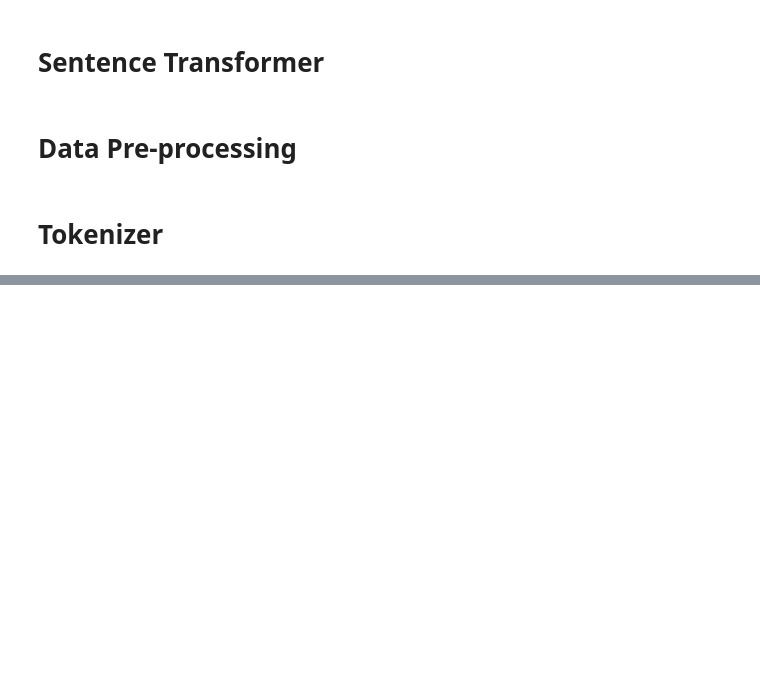
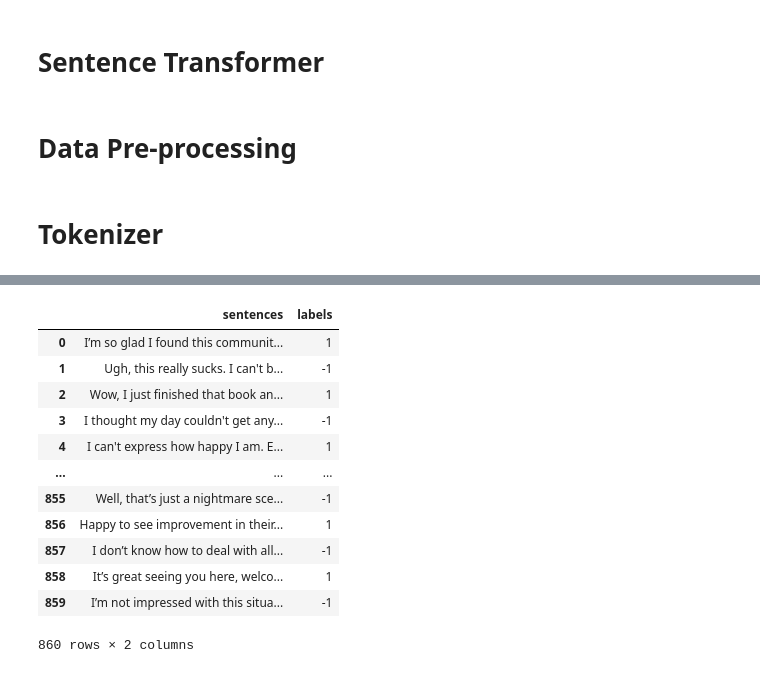
Before and after one commit to prangunj23/PGSURF25, a Jupyter notebook: reddit/token_co_occurence.ipynb, the cells around one changed output, grey strips where cells are left out. Saved outputs shown, nothing was run; the diff lists cells and outputs as text; code cells hidden in the pictures; blank space fills up the shorter version.

```diff
--- a/reddit/token_co_occurence.ipynb
+++ b/reddit/token_co_occurence.ipynb
@@ -32,0 +186,16 @@ encoding = tiktoken.get_encoding("")
+# %%
+first_df
+# %% [output]
+|  | sentences | labels |
+| 0 | I’m so glad I found this communit... | 1 |
+| 1 | Ugh, this really sucks. I can't b... | -1 |
+| 2 | Wow, I just finished that book an... | 1 |
+| 3 | I thought my day couldn't get any... | -1 |
+| 4 | I can't express how happy I am. E... | 1 |
+| ... | ... | ... |
+| 855 | Well, that’s just a nightmare sce... | -1 |
+| 856 | Happy to see improvement in their... | 1 |
+| 857 | I don’t know how to deal with all... | -1 |
+| 858 | It’s great seeing you here, welco... | 1 |
+| 859 | I’m not impressed with this situa... | -1 |
+860 rows × 2 columns
```
Also changed, not shown: parts of 19 cells of this notebook, 5 other files.
